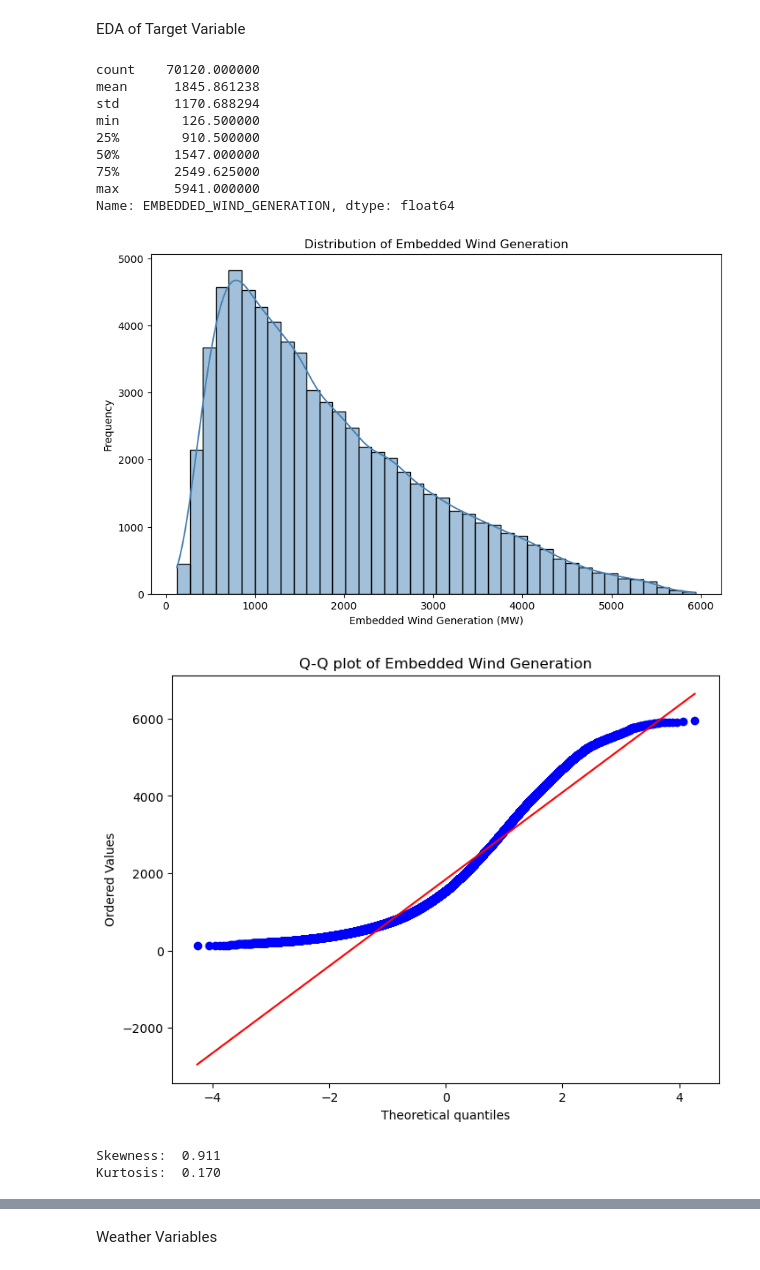
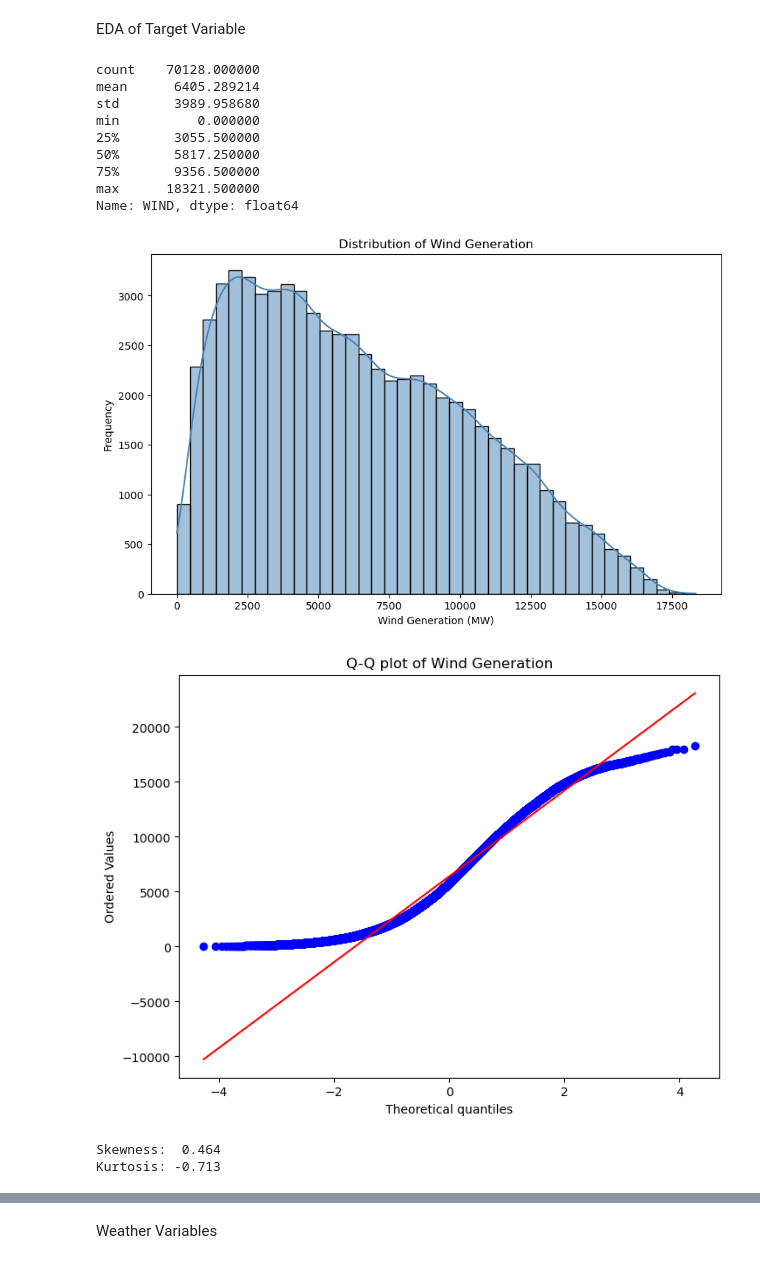
Before and after one commit to zniii/wind_power_vws_uk, a Jupyter notebook: notebooks/07_exploratory_data_analysis.ipynb, the cells around one changed output, grey strips where cells are left out. Saved outputs shown, nothing was run; the diff lists cells and outputs as text; code cells hidden in the pictures.

```diff
--- a/notebooks/07_exploratory_data_analysis.ipynb
+++ b/notebooks/07_exploratory_data_analysis.ipynb
@@ -87,56 +83,56 @@ vws_dataset.describe()
 # %% [markdown]
 EDA of Target Variable
 # %%
-vws_dataset["EMBEDDED_WIND_GENERATION"].describe()
+vws_dataset["WIND"].describe()
 # %% [output]
-count    70120.000000
-mean      1845.861238
-std       1170.688294
-min        126.500000
-25%        910.500000
-50%       1547.000000
-75%       2549.625000
-max       5941.000000
-Name: EMBEDDED_WIND_GENERATION, dtype: float64
+count    70128.000000
+mean      6405.289214
+std       3989.958680
+min          0.000000
+25%       3055.500000
+50%       5817.250000
+75%       9356.500000
+max      18321.500000
+Name: WIND, dtype: float64
 # %%
 #histogram
 plt.figure(figsize=(10,6))
 
 sns.histplot(
-    vws_dataset["EMBEDDED_WIND_GENERATION"],
+    vws_dataset["WIND"],
     bins=40,
     kde=True,
     color="steelblue"
 )
 
-plt.title("Distribution of Embedded Wind Generation")
-plt.xlabel("Embedded Wind Generation (MW)")
+plt.title("Distribution of Wind Generation")
+plt.xlabel("Wind Generation (MW)")
 plt.ylabel("Frequency")
 
 plt.show()
 # %% [output]
-[figure, old version]
+[figure, new version]
 # %%
 #qq_plot
 
 plt.figure(figsize=(8,6))
 
-stats.probplot(vws_dataset["EMBEDDED_WIND_GENERATION"], dist="norm", plot=plt)
+stats.probplot(vws_dataset["WIND"], dist="norm", plot=plt)
 
-plt.title("Q-Q plot of Embedded Wind Generation")
+plt.title("Q-Q plot of Wind Generation")
 
 plt.show()
 # %% [output]
-[figure, old version]
+[figure, new version]
 # %%
 #skewness and kurtosis
 
-skewness = stats.skew(vws_dataset["EMBEDDED_WIND_GENERATION"])
-kurtosis = stats.kurtosis(vws_dataset["EMBEDDED_WIND_GENERATION"])
+skewness = stats.skew(vws_dataset["WIND"])
+kurtosis = stats.kurtosis(vws_dataset["WIND"])
 
 print(f"Skewness: {skewness: .3f}")
 print(f"Kurtosis: {kurtosis: .3f}")
 # %% [output]
-Skewness:  0.911
-Kurtosis:  0.170
+Skewness:  0.464
+Kurtosis: -0.713
 # %%
```
Also changed, not shown: parts of 34 cells of this notebook, 5 other files.
